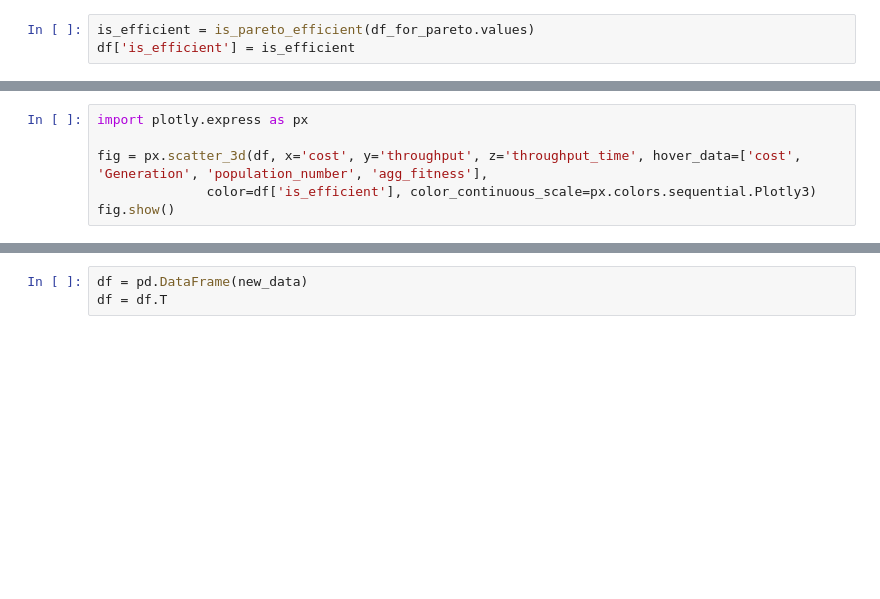
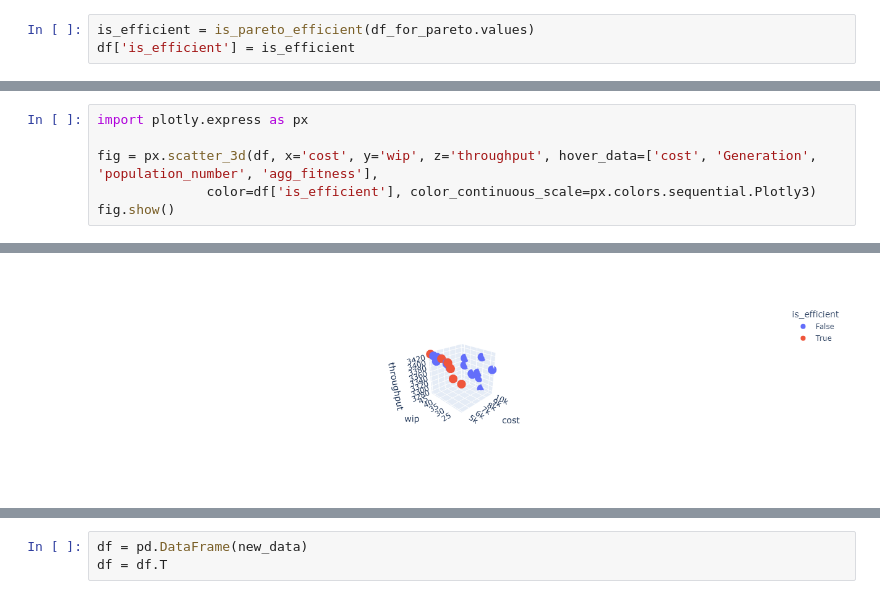
Before and after one commit to sdm4fzi/prodsys, a Jupyter notebook: data/ea_analysis.ipynb, the cells around one changed output, grey strips where cells are left out. Saved outputs shown, nothing was run; the diff lists cells and outputs as text; blank space fills up the shorter version.

```diff
--- a/data/ea_analysis.ipynb
+++ b/data/ea_analysis.ipynb
@@ -129,7 +129,7 @@ fig.show()
 # %%
 import plotly.express as px
 
-fig = px.scatter_3d(df, x='cost', y='throughput', z='throughput_time', hover_data=['cost', 'Generation', 'population_number', 'agg_fitness'],
+fig = px.scatter_3d(df, x='cost', y='wip', z='throughput', hover_data=['cost', 'Generation', 'population_number', 'agg_fitness'],
               color=df['is_efficient'], color_continuous_scale=px.colors.sequential.Plotly3)
 fig.show()
 # %% [output]
@@ -137,3 +136,4 @@ fig.show()
+[figure, added]
 # %%
 df.shape
 # %% [output]
```
Also changed, not shown: parts of 14 cells of this notebook, 9 other files.
